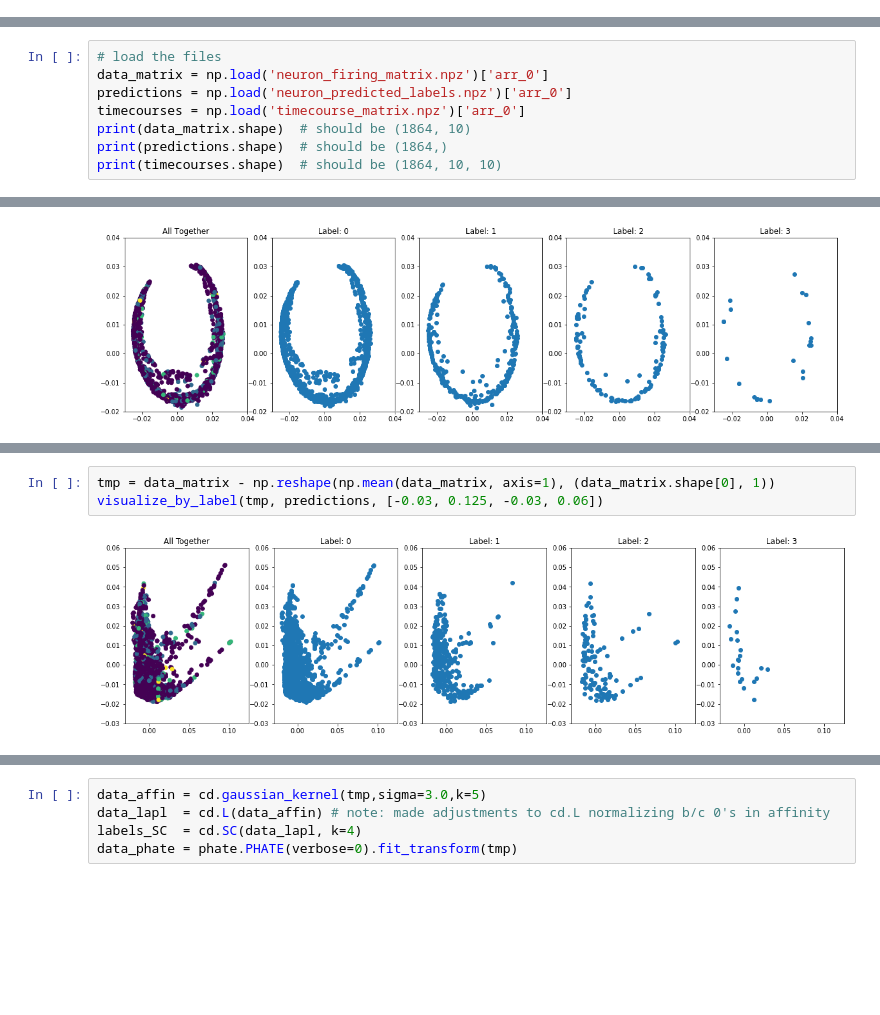
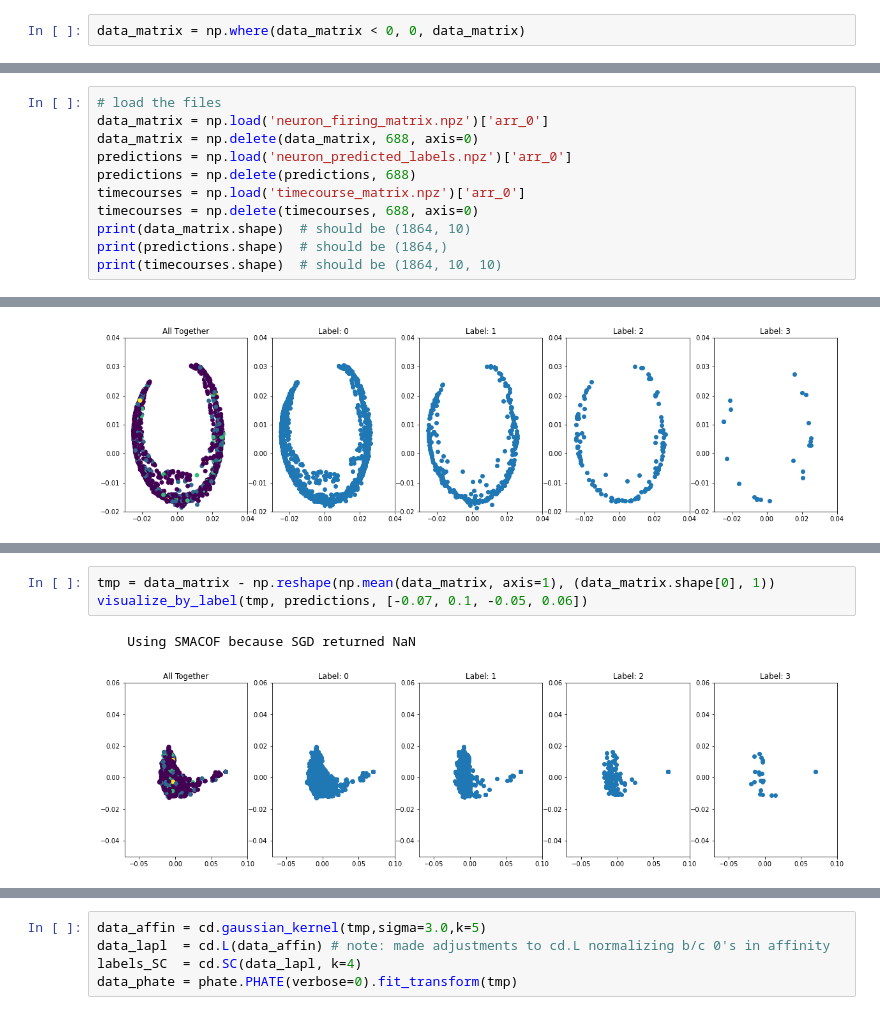
Before and after one commit to anniegao2007/neuron-clustering, a Jupyter notebook: code.ipynb, the cells around one changed output, grey strips where cells are left out. Saved outputs shown, nothing was run; the diff lists cells and outputs as text; blank space fills up the shorter version.

```diff
--- a/code.ipynb
+++ b/code.ipynb
@@ -120,3 +130,5 @@ print(timecourses.shape)
+# %%
+data_matrix = np.where(data_matrix < 0, 0, data_matrix)
 # %%
 np.savez_compressed('neuron_firing_matrix', data_matrix)
 np.savez_compressed('neuron_predicted_labels', predictions)
@@ -151,8 +163,11 @@ def visualize_by_label(data_matrix, predictions, limits):
 # %%
 # load the files
 data_matrix = np.load('neuron_firing_matrix.npz')['arr_0']
+data_matrix = np.delete(data_matrix, 688, axis=0)
 predictions = np.load('neuron_predicted_labels.npz')['arr_0']
+predictions = np.delete(predictions, 688)
 timecourses = np.load('timecourse_matrix.npz')['arr_0']
+timecourses = np.delete(timecourses, 688, axis=0)
 print(data_matrix.shape)  # should be (1864, 10)
 print(predictions.shape)  # should be (1864,)
 print(timecourses.shape)  # should be (1864, 10, 10)
@@ -239,5 +262,6 @@ array([[-0.41106333, -0.59878791,  1.62736993, ...,  0.92409719,
 # %%
 tmp = data_matrix - np.reshape(np.mean(data_matrix, axis=1), (data_matrix.shape[0], 1))
-visualize_by_label(tmp, predictions, [-0.03, 0.125, -0.03, 0.06])
+visualize_by_label(tmp, predictions, [-0.07, 0.1, -0.05, 0.06])
 # %% [output]
+    Using SMACOF because SGD returned NaN
-[figure, old version]
+[figure, new version]
```
Also changed, not shown: parts of 17 cells of this notebook, 2 other files.
